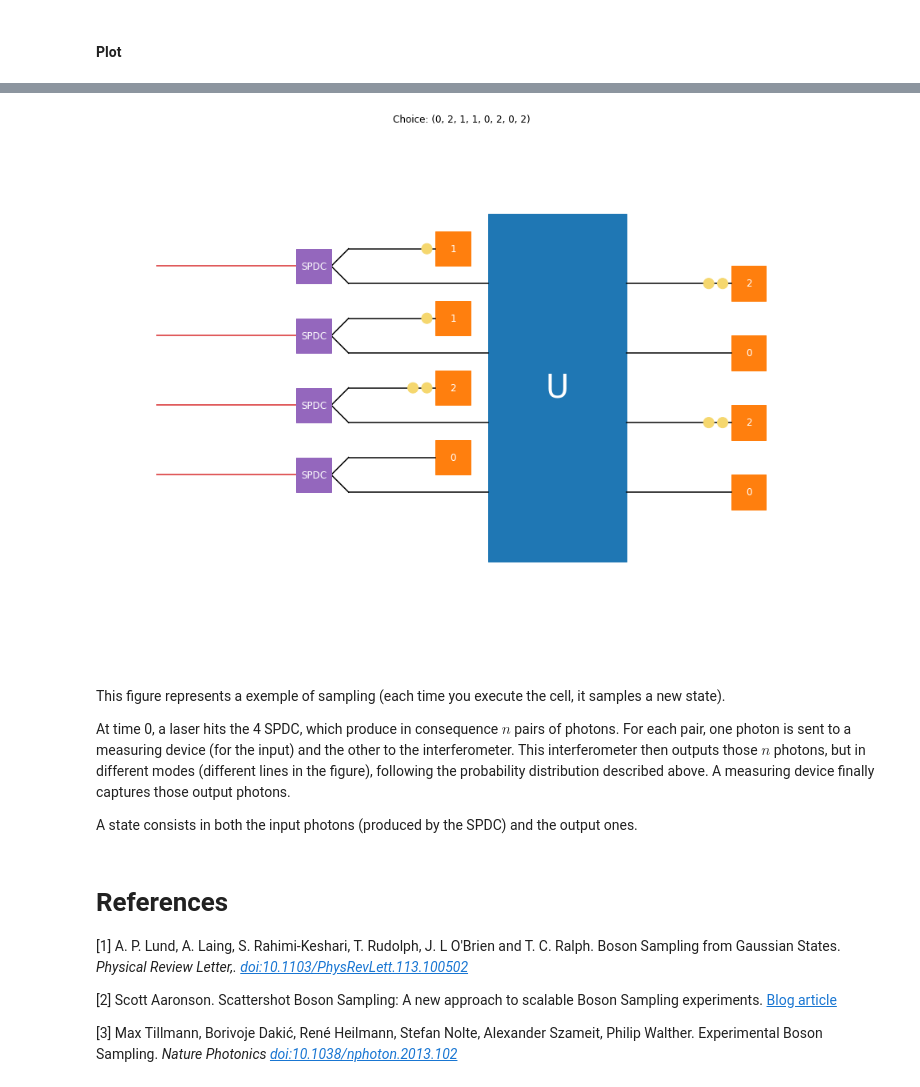
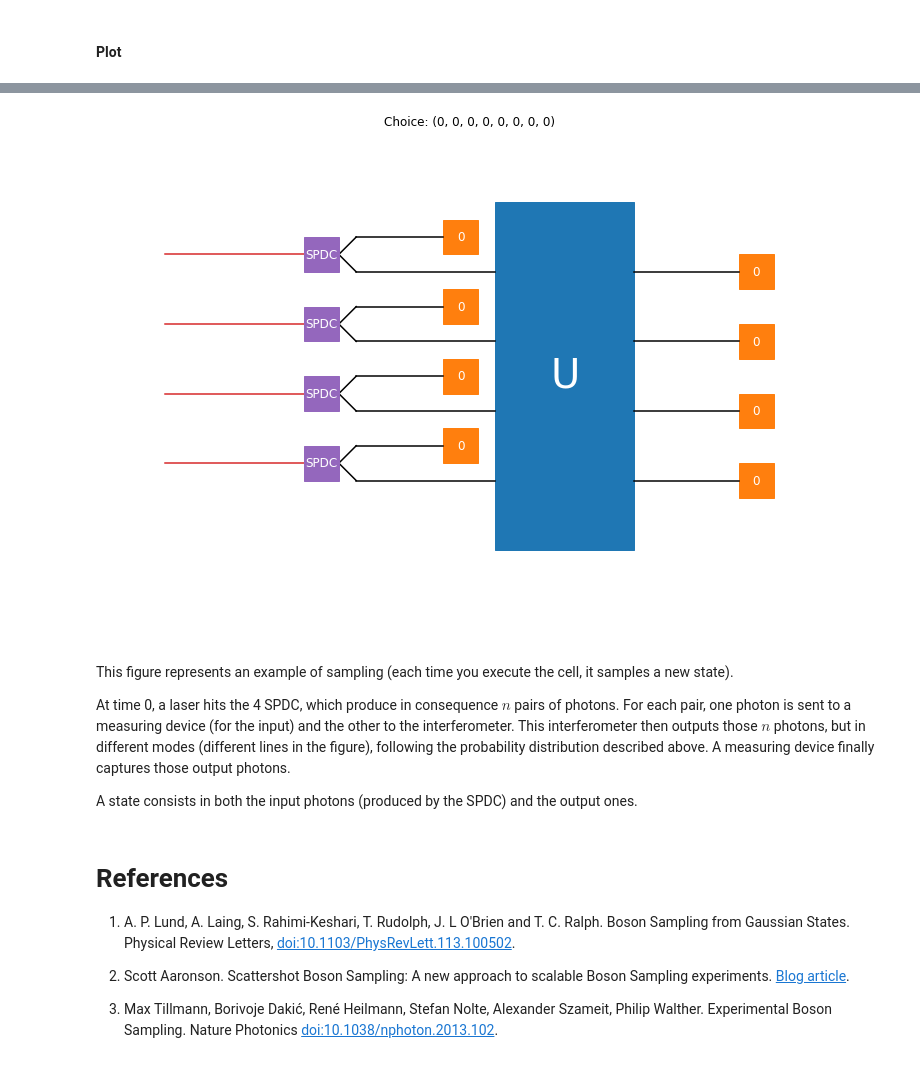
Before and after one commit to XanaduAI/strawberryfields, a Jupyter notebook: doc/gallery/scattershot-boson-sampling/scattershot-bs.ipynb, the cells around one changed output, grey strips where cells are left out. Drawn from its saved outputs; the diff is of its cells as text; code cells hidden in the pictures.

```diff
--- a/doc/gallery/scattershot-boson-sampling/scattershot-bs.ipynb
+++ b/doc/gallery/scattershot-boson-sampling/scattershot-bs.ipynb
@@ -291,7 +289,7 @@ choice = list_choices[np.random.choice(range(len(list_choices)), p=list_probs)]
 # Plot
 
 fig, ax = plt.subplots()
-fig.set_size_inches(15, 12)
+fig.set_size_inches(12, 9)
 fig.axis = "equal"
 
 interf = mpatches.Rectangle((x_begin_interf,0),width_interf, height_interf,
@@ -361,6 +359,6 @@ plt.axis('off')
-[figure, old version]
+[figure, new version]
 # %% [markdown]
-This figure represents a exemple of sampling (each time you execute the cell, it samples a new state).
+This figure represents an example of sampling (each time you execute the cell, it samples a new state).
 
 At time 0, a laser hits the 4 SPDC, which produce in consequence $n$ pairs of photons. For each pair, one photon is sent to a measuring device (for the input) and the other to the interferometer. This interferometer then outputs those $n$ photons, but in different modes (different lines in the figure), following the probability distribution described above. A measuring device finally captures those output photons.
 
@@ -368,8 +366,8 @@ A state consists in both the input photons (produced by the SPDC) and the output
 # %% [markdown]
 # References
 
-[1] A. P. Lund, A. Laing, S. Rahimi-Keshari, T. Rudolph, J. L O'Brien and T. C. Ralph. Boson Sampling from Gaussian States. *Physical Review Letter,. [doi:10.1103/PhysRevLett.113.100502](https://link.aps.org/doi/10.1103/PhysRevLett.113.100502)*
+1. A. P. Lund, A. Laing, S. Rahimi-Keshari, T. Rudolph, J. L O'Brien and T. C. Ralph. Boson Sampling from Gaussian States. Physical Review Letters, [doi:10.1103/PhysRevLett.113.100502](https://link.aps.org/doi/10.1103/PhysRevLett.113.100502).
 
-[2] Scott Aaronson. Scattershot Boson Sampling: A new approach to scalable Boson Sampling experiments. [Blog article](https://www.scottaaronson.com/blog/?p=1579)
+2. Scott Aaronson. Scattershot Boson Sampling: A new approach to scalable Boson Sampling experiments. [Blog article](https://www.scottaaronson.com/blog/?p=1579).
 
-[3] Max Tillmann, Borivoje Dakić, René Heilmann, Stefan Nolte, Alexander Szameit, Philip Walther. Experimental Boson Sampling. *Nature Photonics [doi:10.1038/nphoton.2013.102](https://www.nature.com/articles/nphoton.2013.102)*
+3. Max Tillmann, Borivoje Dakić, René Heilmann, Stefan Nolte, Alexander Szameit, Philip Walther. Experimental Boson Sampling. Nature Photonics [doi:10.1038/nphoton.2013.102](https://www.nature.com/articles/nphoton.2013.102).
```
Also changed, not shown: parts of 12 cells of this notebook, 2 other files.
